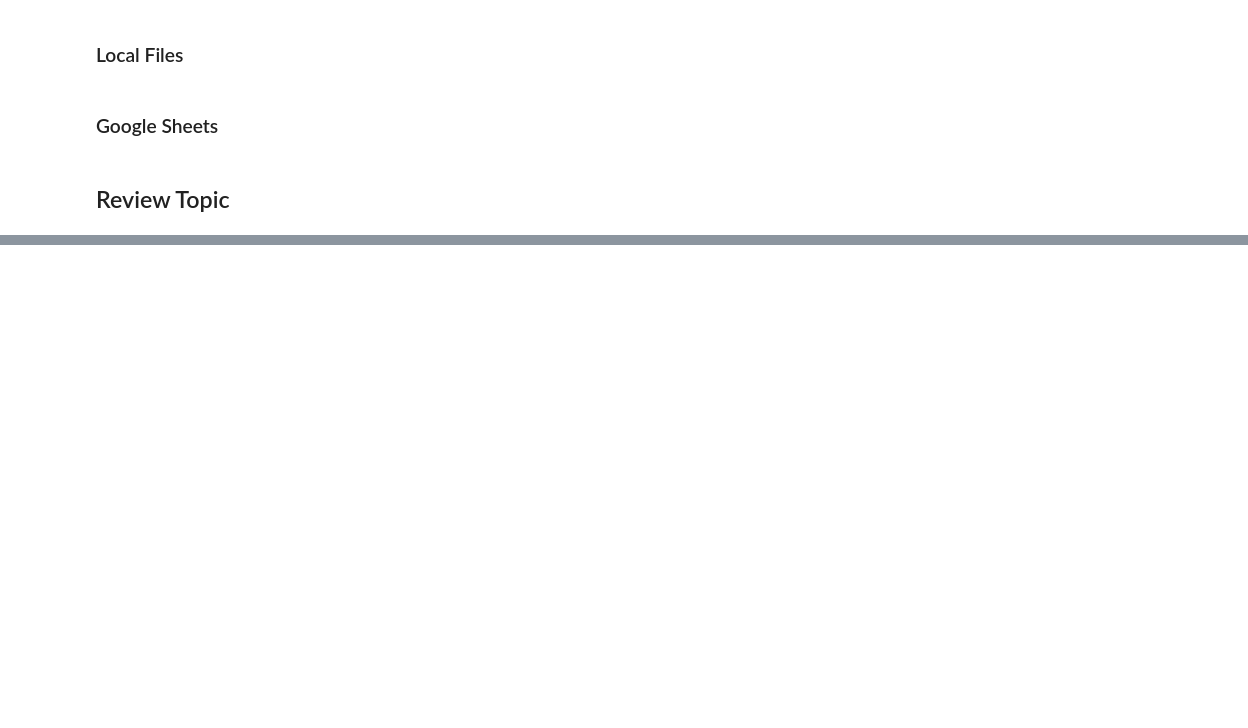
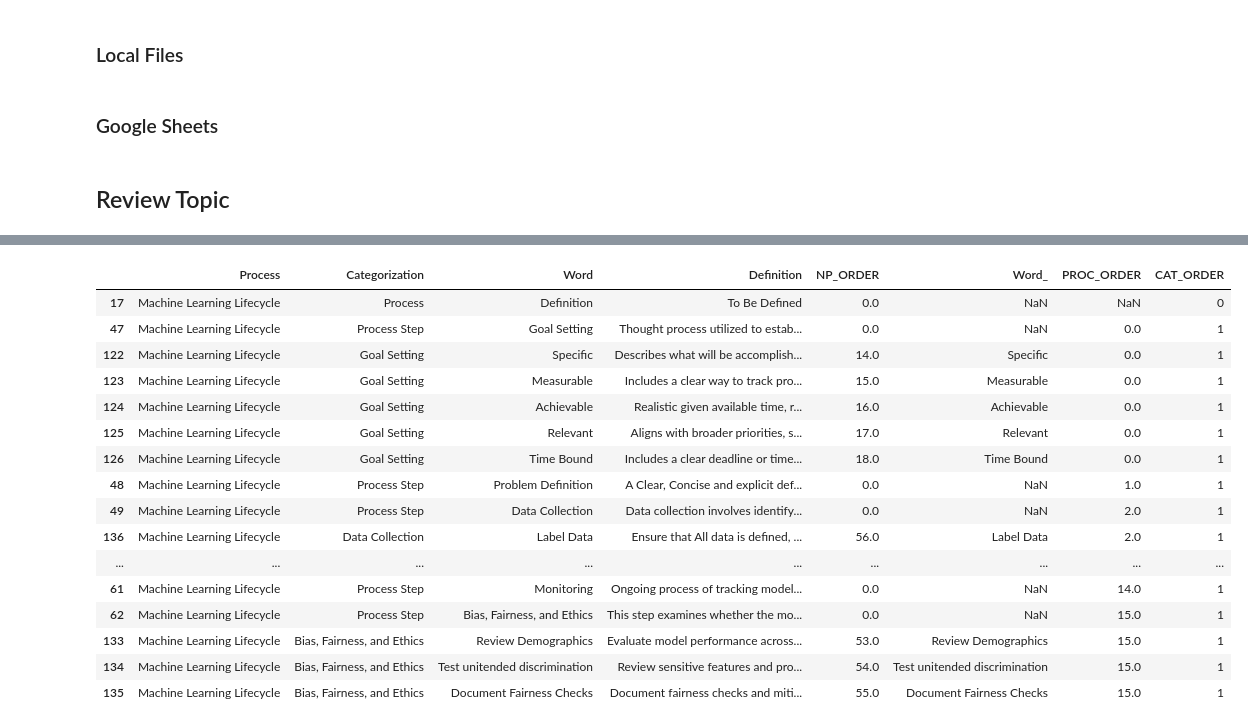
Before and after one commit to derek-dewald/Python_Tools, a Jupyter notebook: JupyterNotebooks/Development - TEMP.ipynb, the cells around one changed output, grey strips where cells are left out. Cells and saved outputs as stored; diff of their text form; code cells hidden in the pictures; blank space fills up the shorter version.

```diff
--- a/JupyterNotebooks/Development - TEMP.ipynb
+++ b/JupyterNotebooks/Development - TEMP.ipynb
@@ -213,0 +147,20 @@ consolidated_df
+# %%
+consolidated_df[consolidated_df['Process']=='Machine Learning Lifecycle']
+# %% [output]
+|  | Process | Categorization | Word | Definition | NP_ORDER | Word_ | PROC_ORDER | CAT_ORDER |
+| 17 | Machine Learning Lifecycle | Process | Definition | To Be Defined | 0.0 | NaN | NaN | 0 |
+| 47 | Machine Learning Lifecycle | Process Step | Goal Setting | Thought process utilized to estab... | 0.0 | NaN | 0.0 | 1 |
+| 122 | Machine Learning Lifecycle | Goal Setting | Specific | Describes what will be accomplish... | 14.0 | Specific | 0.0 | 1 |
+| 123 | Machine Learning Lifecycle | Goal Setting | Measurable | Includes a clear way to track pro... | 15.0 | Measurable | 0.0 | 1 |
+| 124 | Machine Learning Lifecycle | Goal Setting | Achievable | Realistic given available time, r... | 16.0 | Achievable | 0.0 | 1 |
+| 125 | Machine Learning Lifecycle | Goal Setting | Relevant | Aligns with broader priorities, s... | 17.0 | Relevant | 0.0 | 1 |
+| 126 | Machine Learning Lifecycle | Goal Setting | Time Bound | Includes a clear deadline or time... | 18.0 | Time Bound | 0.0 | 1 |
+| 48 | Machine Learning Lifecycle | Process Step | Problem Definition | A Clear, Concise and explicit def... | 0.0 | NaN | 1.0 | 1 |
+| 49 | Machine Learning Lifecycle | Process Step | Data Collection | Data collection involves identify... | 0.0 | NaN | 2.0 | 1 |
+| 136 | Machine Learning Lifecycle | Data Collection | Label Data | Ensure that All data is defined, ... | 56.0 | Label Data | 2.0 | 1 |
+| ... | ... | ... | ... | ... | ... | ... | ... | ... |
+| 61 | Machine Learning Lifecycle | Process Step | Monitoring | Ongoing process of tracking model... | 0.0 | NaN | 14.0 | 1 |
+| 62 | Machine Learning Lifecycle | Process Step | Bias, Fairness, and Ethics | This step examines whether the mo... | 0.0 | NaN | 15.0 | 1 |
+| 133 | Machine Learning Lifecycle | Bias, Fairness, and Ethics | Review Demographics | Evaluate model performance across... | 53.0 | Review Demographics | 15.0 | 1 |
+| 134 | Machine Learning Lifecycle | Bias, Fairness, and Ethics | Test unitended discrimination | Review sensitive features and pro... | 54.0 | Test unitended discrimination | 15.0 | 1 |
+| 135 | Machine Learning Lifecycle | Bias, Fairness, and Ethics | Document Fairness Checks | Document fairness checks and miti... | 55.0 | Document Fairness Checks | 15.0 | 1 |
```
Also changed, not shown: parts of 24 cells of this notebook, 5 other files.
